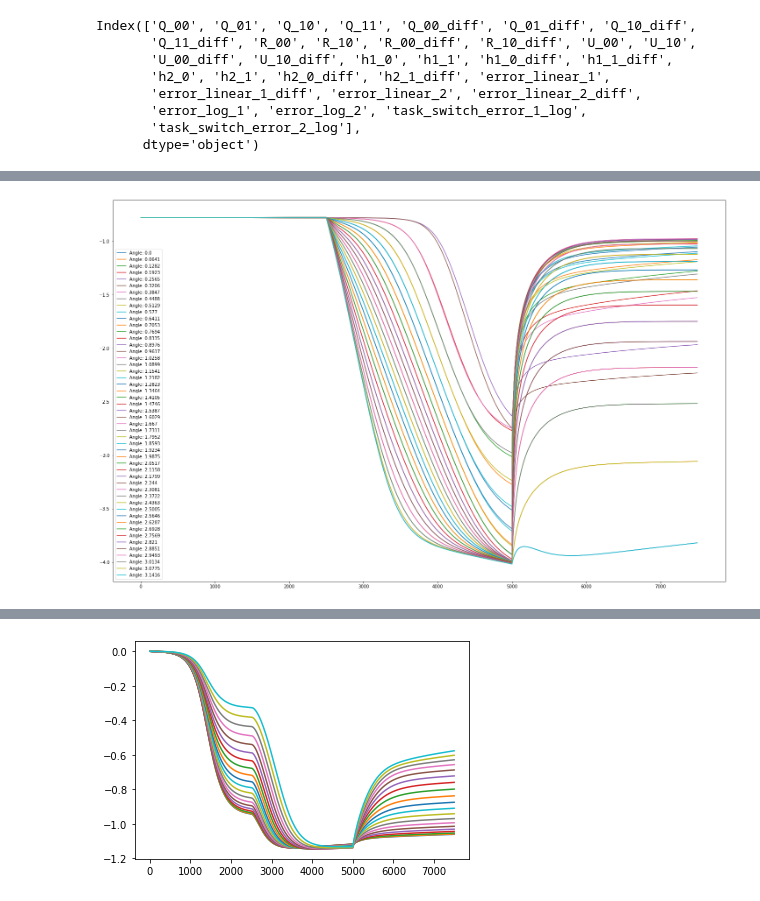
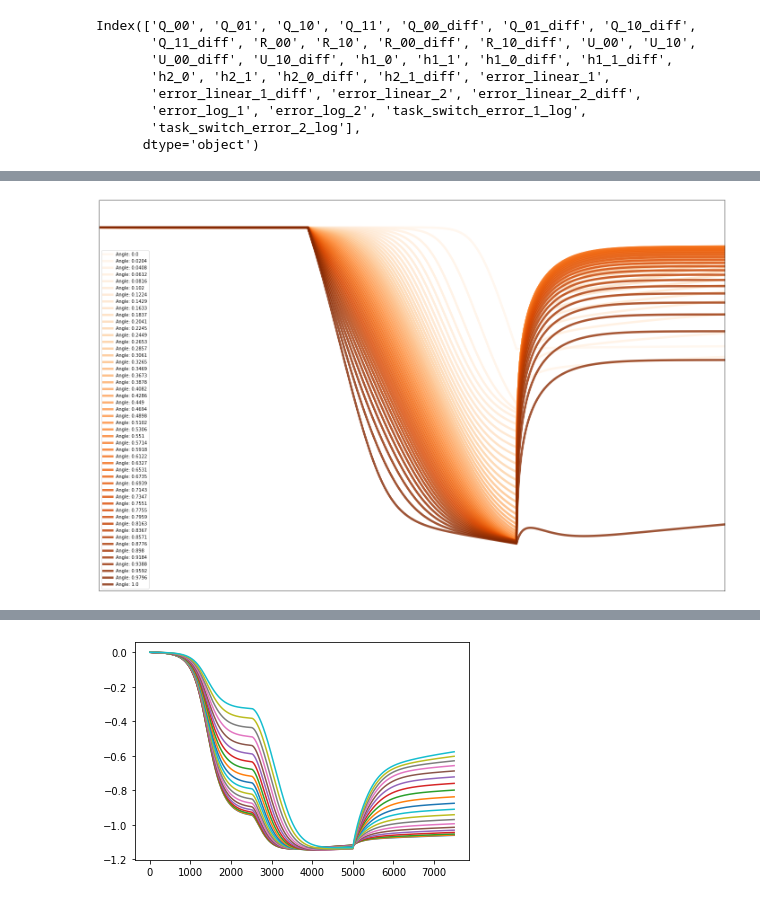
Before and after one commit to seblee97/student_teacher_catastrophic, a Jupyter notebook: notes/ci_vs_overlap.ipynb, the cells around one changed output, grey strips where cells are left out. Saved outputs shown, nothing was run; the diff lists cells and outputs as text; code cells hidden in the pictures.

```diff
--- a/notes/ci_vs_overlap.ipynb
+++ b/notes/ci_vs_overlap.ipynb
@@ -22,0 +28,2 @@ len(teacher_teacher_overlaps)
+# %%
+dfs = get_dfs("../../../../Users/sebastianlee/cata_results/teacher_teacher_vs_forgetting_converged_longer/")
@@ -31,3 +54,6 @@ Index(['Q_00', 'Q_01', 'Q_10', 'Q_11', 'Q_00_diff', 'Q_01_diff', 'Q_10_diff',
        'error_log_1', 'error_log_2', 'task_switch_error_1_log',
        'task_switch_error_2_log'],
       dtype='object')
+# %%
+orange_color_map = cm.get_cmap('Oranges')
+green_color_map = cm.get_cmap('Greens')
@@ -34,11 +64,22 @@ Index(['Q_00', 'Q_01', 'Q_10', 'Q_11', 'Q_00_diff', 'Q_01_diff', 'Q_10_diff',
 # %%
 fig = plt.figure(figsize=(25,16))
 indices = sorted(dfs.keys(), key=lambda x: int(x))
-for index in indices:
-    dfs[index]["error_log_1"].plot(label=f"Angle: {round(teacher_teacher_overlaps[int(index)], 4)}")
-plt.xlabel("Time Step")
-plt.ylabel("Teacher 1 Error")
-plt.legend()
+for i, index in enumerate(indices):
+    dfs[index]["error_log_1"].plot(label=f"V: {round(teacher_teacher_overlaps[int(index)], 4)}", color=green_color_map(i/len(indices)), alpha=0.8, linewidth=5)
+# plt.xlabel("Time Step")
+# plt.ylabel("Teacher 1 Error")
+# plt.legend()
+plt.tick_params(
+            axis='both',         # changes apply to the x-axis
+            which='both',      # both major and minor ticks are affected
+            bottom=False,      # ticks along the bottom edge are off
+            top=False,         # ticks along the top edge are off
+            labelbottom=False, # labels along the bottom edge are off
+            left=False,
+            labelleft=False
+        )
+plt.xlim((0, 90000))
+# plt.ylim((-5, -0.5))
 fig.show()
-fig.savefig("Teacher 1 Error.pdf", dpi=100)
+fig.savefig("t1_error.pdf", dpi=100, bbox_inches='tight', pad_inches=0)
 # %% [output]
@@ -46,10 +125,21 @@ fig.savefig("Teacher 1 Error.pdf", dpi=100)
 # %%
 fig = plt.figure(figsize=(25,16))
 indices = sorted(dfs.keys(), key=lambda x: int(x))
-for index in indices:
-    dfs[index]["error_log_2"].plot(label=f"Angle: {round(teacher_teacher_overlaps[int(index)], 4)}")
+for i, index in enumerate(indices):
+    dfs[index]["error_log_2"].plot(label=f"Angle: {round(teacher_teacher_overlaps[int(index)], 4)}", color=orange_color_map(i/len(indices)), alpha=0.8, linewidth=5)
 plt.legend()
+plt.tick_params(
+            axis='both',         # changes apply to the x-axis
+            which='both',      # both major and minor ticks are affected
+            bottom=False,      # ticks along the bottom edge are off
+            top=False,         # ticks along the top edge are off
+            labelbottom=False, # labels along the bottom edge are off
+            left=False,
+            labelleft=False
+        )
+plt.xlim((0, 7500))
+plt.ylim((-4.5, -0.5))
 fig.show()
-fig.savefig("Teacher 2 Error.pdf", dpi=100)
+fig.savefig("error_dagger.pdf", dpi=100, bbox_inches='tight', pad_inches=0)
 # %% [output]
-[figure, old version]
+[figure, new version]
```
Also changed, not shown: parts of 23 cells of this notebook.
